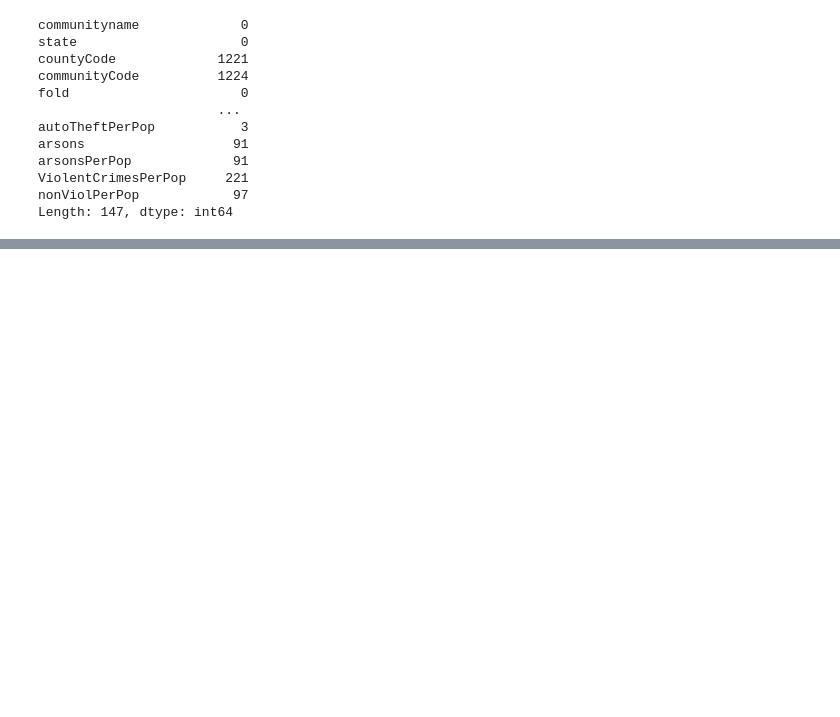
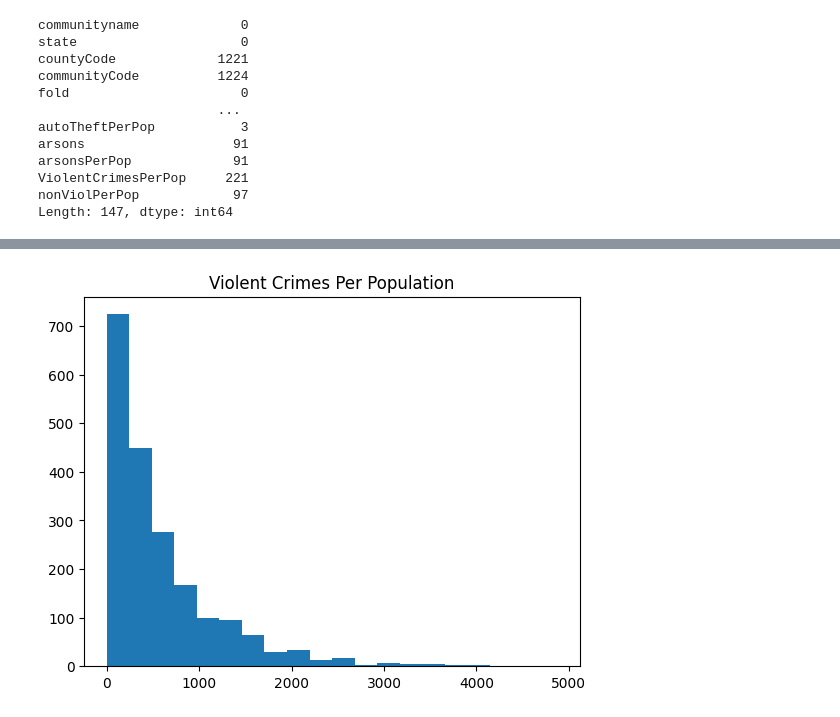
Before and after one commit to FrancoA325/PredictiveG24, a Jupyter notebook: Exploration.ipynb, the cells around one changed output, grey strips where cells are left out. Saved outputs shown, nothing was run; the diff lists cells and outputs as text; code cells hidden in the pictures; blank space fills up the shorter version.

```diff
--- a/Exploration.ipynb
+++ b/Exploration.ipynb
@@ -39,0 +88,8 @@ Length: 147, dtype: int64
+# %%
+#distrobution of violent crime and nonviolent crime
+#drop decimals in violent crimes per population
+plt.hist(crime_in_cleaned['ViolentCrimesPerPop'], bins=20)
+plt.title('Violent Crimes Per Population')
+plt.show()
+# %% [output]
+[figure, added]
```
Also changed, not shown: parts of 5 cells of this notebook, 1 other file.
